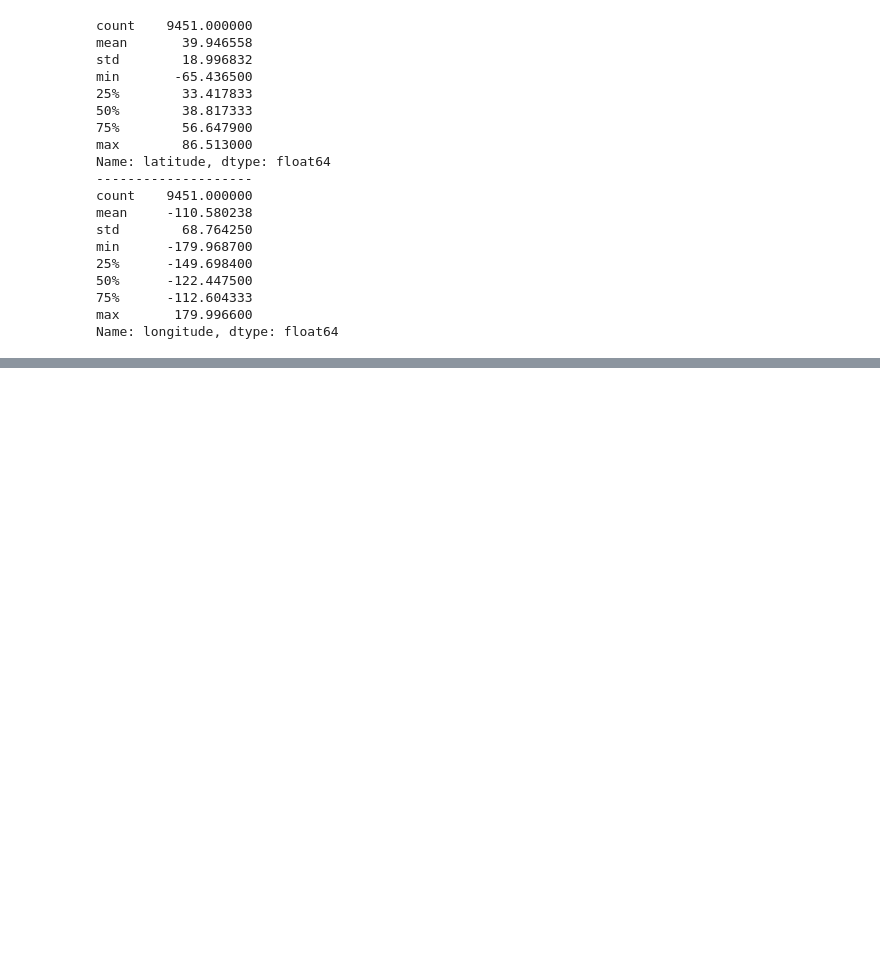
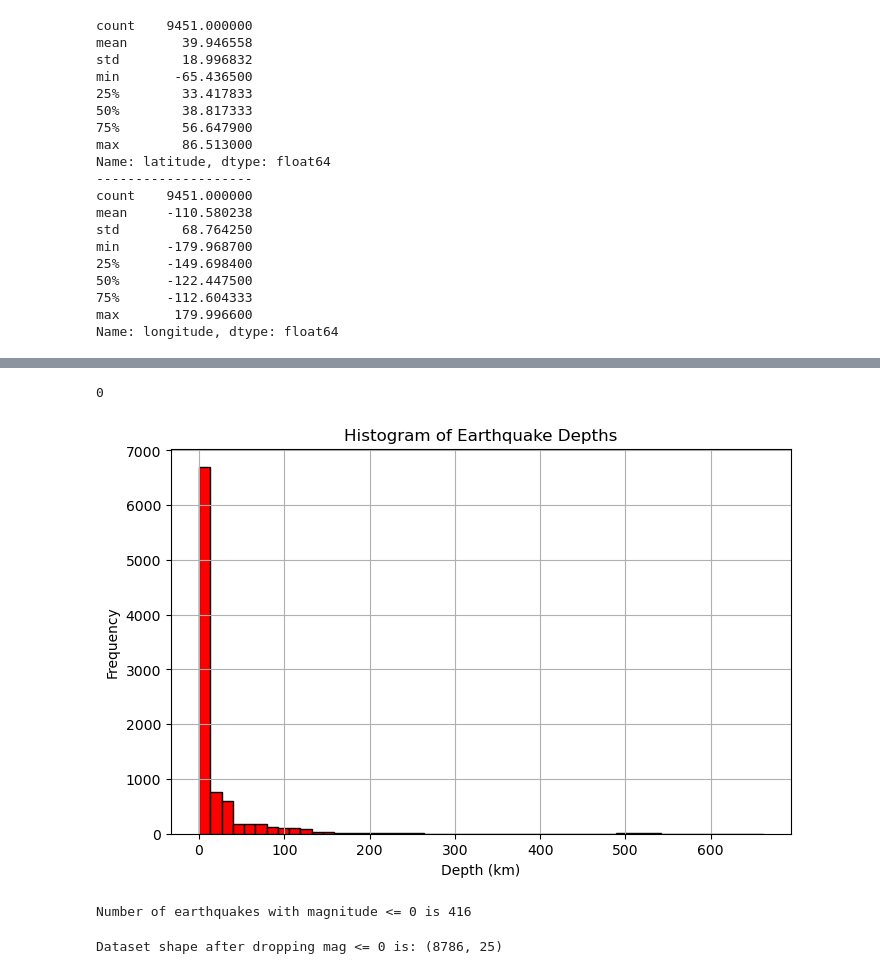
Before and after one commit to Sahil-Dev404/DBSCAN-Uni-Project, a Jupyter notebook: Exp_data_Analysis.ipynb, the cells around one changed output, grey strips where cells are left out. Cells and saved outputs as stored; diff of their text form; code cells hidden in the pictures; blank space fills up the shorter version.

```diff
--- a/Exp_data_Analysis.ipynb
+++ b/Exp_data_Analysis.ipynb
@@ -319,0 +360,30 @@ Name: longitude, dtype: float64
+# %%
+df=df[df['depth']>=0].copy() #dropping the odd depths as it is not viable
+# %%
+print((df['depth']<0).sum())
+# %% [output]
+0
+# %%
+plt.figure(figsize=(8,5))
+plt.hist(df['depth'], bins=50, color='Red', edgecolor='black')
+
+plt.title("Histogram of Earthquake Depths")
+plt.xlabel("Depth (km)")
+plt.ylabel("Frequency")
+plt.grid(True)
+plt.show()
+# %% [output]
+[figure, added]
+# %%
+#check if any value of magnitude less than or equal to zero
+count_nonpositive = (df['mag'] <= 0).sum()
+
+print(f"Number of earthquakes with magnitude <= 0 is {count_nonpositive}")
+# %% [output]
+Number of earthquakes with magnitude <= 0 is 416
+# %%
+df = df[df['mag'] > 0]
+
+print(f"Dataset shape after dropping mag <= 0 is: {df.shape}")
+# %% [output]
+Dataset shape after dropping mag <= 0 is: (8786, 25)
```
Also changed, not shown: parts of 5 cells of this notebook.
